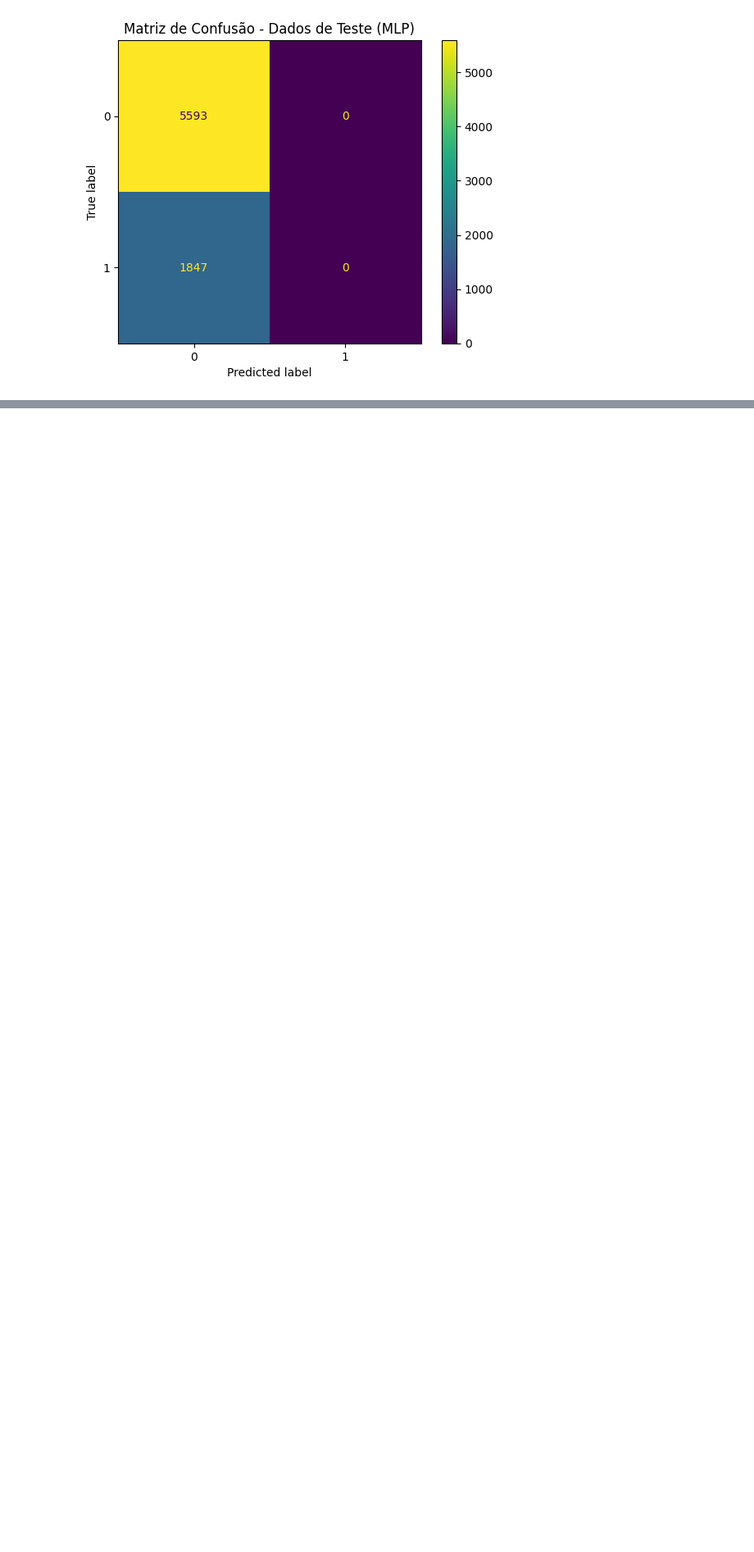
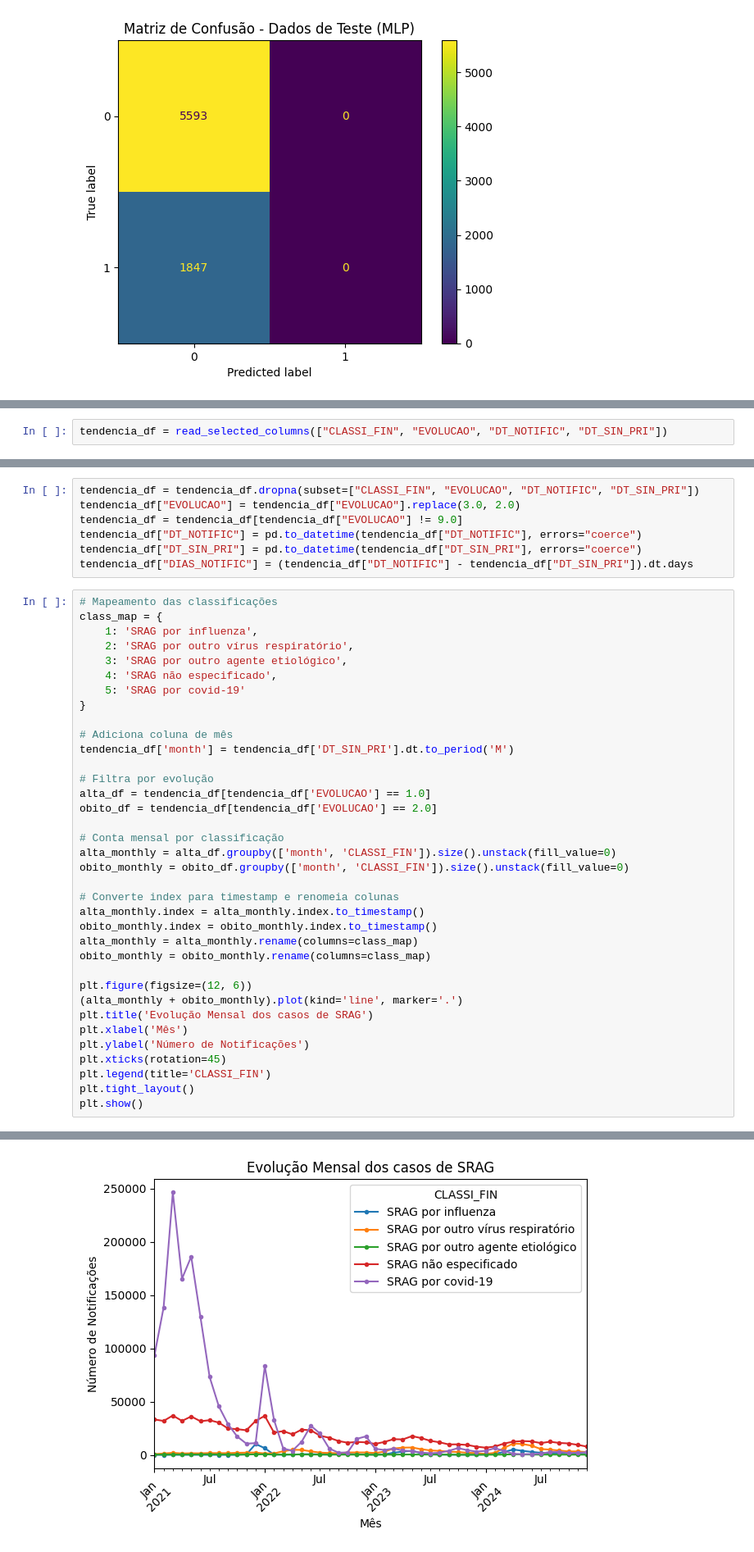
Before and after one commit to hOtoch/2025-1-P1-Analise-e-previsao-SRAG, a Jupyter notebook: analise_srag.ipynb, the cells around one changed output, grey strips where cells are left out. Shown at 82% size. Cells and saved outputs as stored; diff of their text form; blank space fills up the shorter version.

Commit message:
feat: grafico de evolucao dos casos de cada doenca

```diff
--- a/analise_srag.ipynb
+++ b/analise_srag.ipynb
@@ -809,0 +829,2 @@ train_and_evaluate(MLPClassifier(hidden_layer_sizes=(20, 10), random_state=rando
+# %%
+tendencia_df = read_selected_columns(["CLASSI_FIN", "EVOLUCAO", "DT_NOTIFIC", "DT_SIN_PRI"])
@@ -809,0 +836,44 @@ train_and_evaluate(MLPClassifier(hidden_layer_sizes=(20, 10), random_state=rando
+# %%
+tendencia_df = tendencia_df.dropna(subset=["CLASSI_FIN", "EVOLUCAO", "DT_NOTIFIC", "DT_SIN_PRI"])
+tendencia_df["EVOLUCAO"] = tendencia_df["EVOLUCAO"].replace(3.0, 2.0)
+tendencia_df = tendencia_df[tendencia_df["EVOLUCAO"] != 9.0]
+tendencia_df["DT_NOTIFIC"] = pd.to_datetime(tendencia_df["DT_NOTIFIC"], errors="coerce")
+tendencia_df["DT_SIN_PRI"] = pd.to_datetime(tendencia_df["DT_SIN_PRI"], errors="coerce")
+tendencia_df["DIAS_NOTIFIC"] = (tendencia_df["DT_NOTIFIC"] - tendencia_df["DT_SIN_PRI"]).dt.days
+# %%
+# Mapeamento das classificações
+class_map = {
+    1: 'SRAG por influenza',
+    2: 'SRAG por outro vírus respiratório',
+    3: 'SRAG por outro agente etiológico',
+    4: 'SRAG não especificado',
+    5: 'SRAG por covid-19'
+}
+
+# Adiciona coluna de mês
+tendencia_df['month'] = tendencia_df['DT_SIN_PRI'].dt.to_period('M')
+
+# Filtra por evolução
+alta_df = tendencia_df[tendencia_df['EVOLUCAO'] == 1.0]
+obito_df = tendencia_df[tendencia_df['EVOLUCAO'] == 2.0]
+
+# Conta mensal por classificação
+alta_monthly = alta_df.groupby(['month', 'CLASSI_FIN']).size().unstack(fill_value=0)
+obito_monthly = obito_df.groupby(['month', 'CLASSI_FIN']).size().unstack(fill_value=0)
+
+# Converte index para timestamp e renomeia colunas
+alta_monthly.index = alta_monthly.index.to_timestamp()
+obito_monthly.index = obito_monthly.index.to_timestamp()
+alta_monthly = alta_monthly.rename(columns=class_map)
+obito_monthly = obito_monthly.rename(columns=class_map)
+
+plt.figure(figsize=(12, 6))
+(alta_monthly + obito_monthly).plot(kind='line', marker='.')
+plt.title('Evolução Mensal dos casos de SRAG')
+plt.xlabel('Mês')
+plt.ylabel('Número de Notificações')
+plt.xticks(rotation=45)
+plt.legend(title='CLASSI_FIN')
+plt.tight_layout()
+plt.show()
+# %% [output]
@@ -809,0 +881 @@ train_and_evaluate(MLPClassifier(hidden_layer_sizes=(20, 10), random_state=rando
+[figure, added]
```
Also changed, not shown: parts of 7 cells of this notebook.
